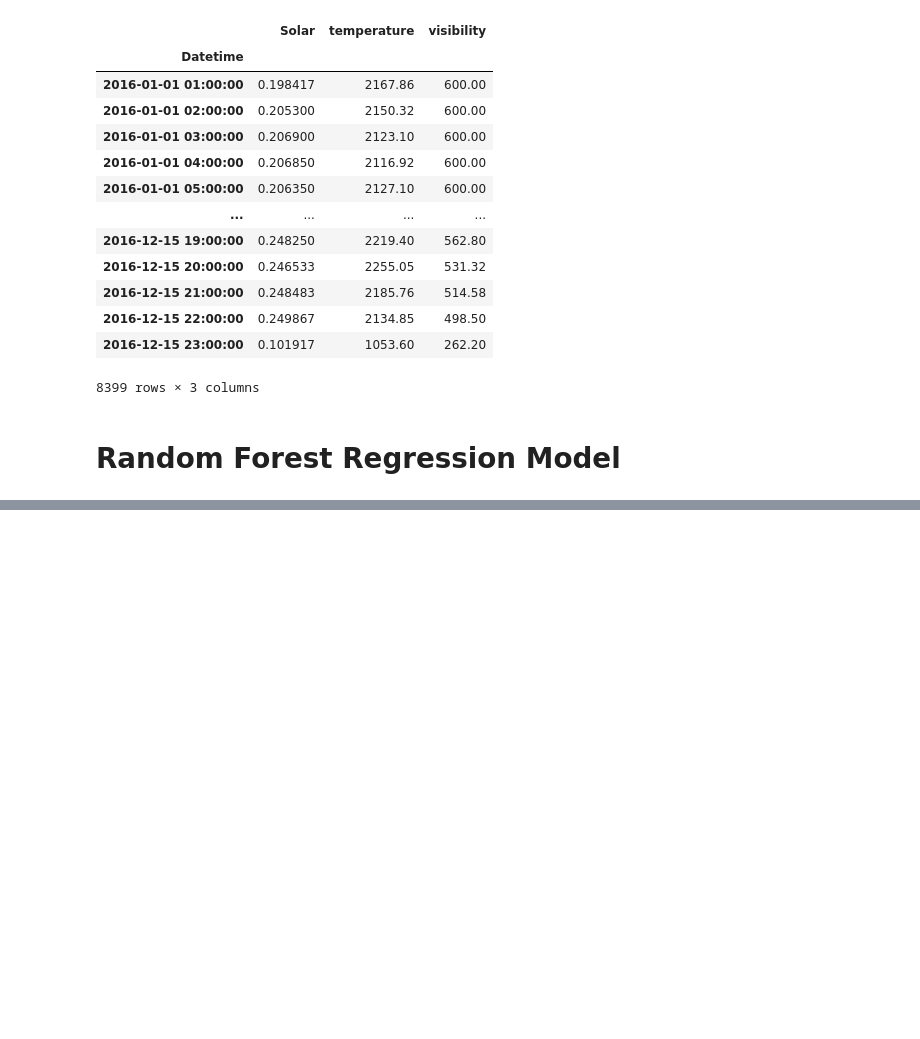
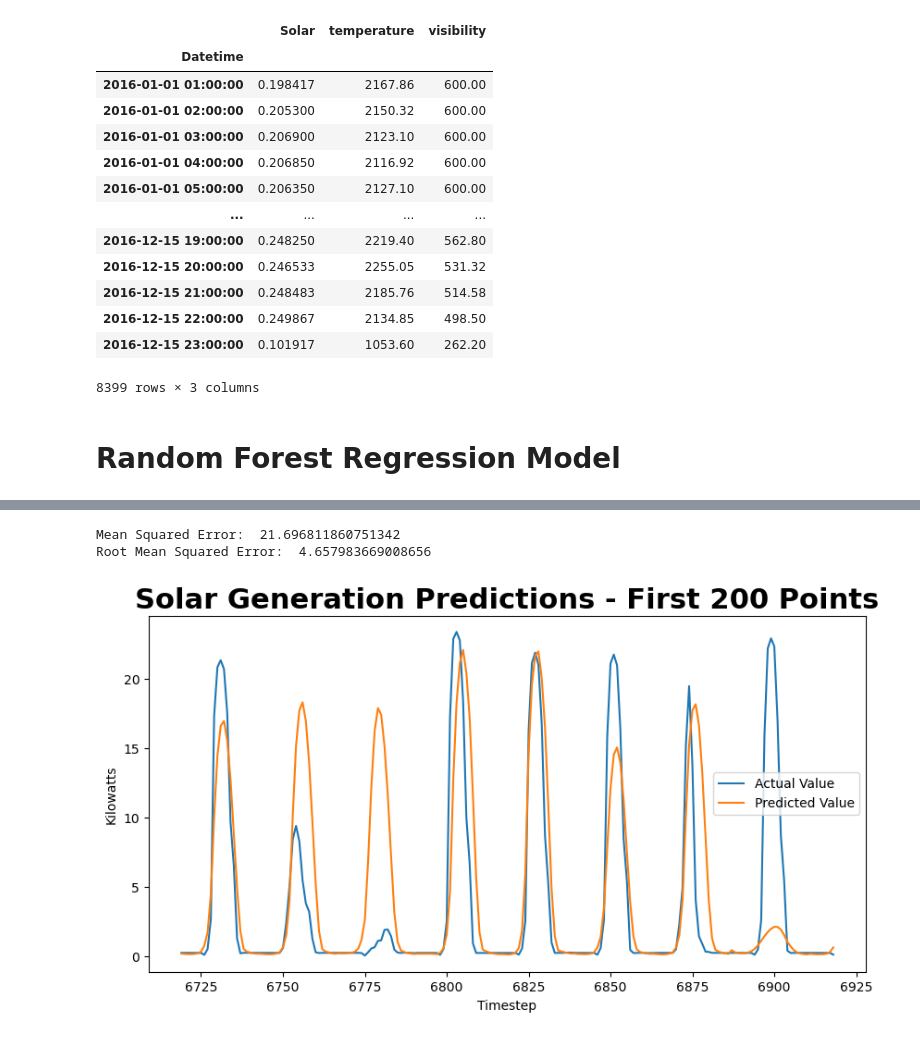
Before and after one commit to adshyam/SmartHome-IOT-devices---EDA-ARIMAs-and-LSTM, a Jupyter notebook: Solar Modeling.ipynb, the cells around one changed output, grey strips where cells are left out. Cells and saved outputs as stored; diff of their text form; code cells hidden in the pictures; blank space fills up the shorter version.

```diff
--- a/Solar Modeling.ipynb
+++ b/Solar Modeling.ipynb
@@ -476,0 +394,9 @@ data_train.shape[1]
+# %%
+# Build a LSTM model with Encoder/Decoder layers
+model = build_enddec_model(train, n_input)
+predictions = predict(train, test, n_input, model)
+evaluate_prediction(data_test['Solar'], predictions)
+# %% [output]
+Mean Squared Error:  21.696811860751342
+Root Mean Squared Error:  4.657983669008656
+[figure, added]
```
Also changed, not shown: parts of 32 cells of this notebook.
